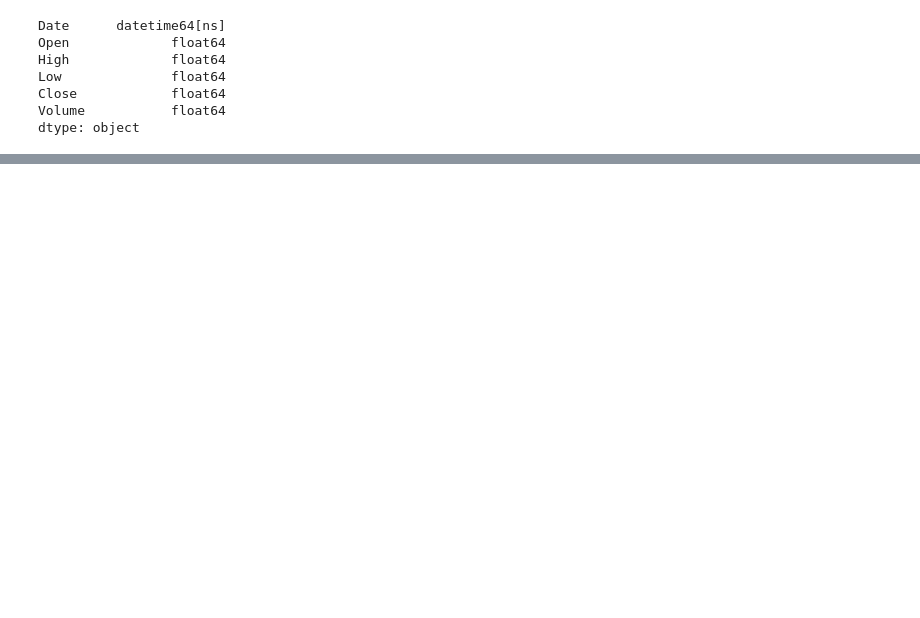
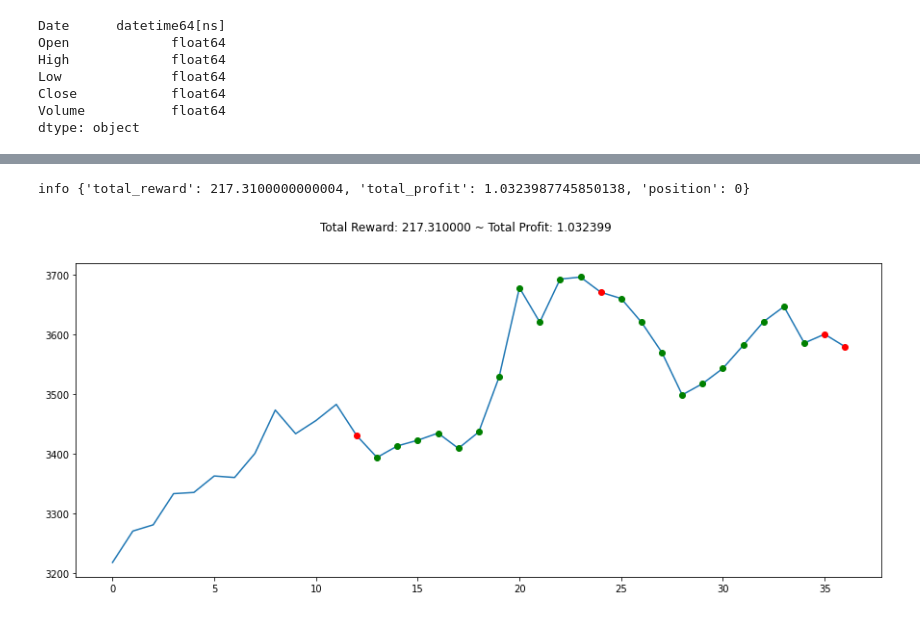
Before and after one commit to SamuelMidgley/rl-trader, a Jupyter notebook: RL Trading Bot.ipynb, the cells around one changed output, grey strips where cells are left out. Drawn from its saved outputs; the diff is of its cells as text; code cells hidden in the pictures; blank space fills up the shorter version.

```diff
--- a/RL Trading Bot.ipynb
+++ b/RL Trading Bot.ipynb
@@ -161,0 +237,8 @@ Unfortunately the bot has given us a 8% loss over 20 days. Of note that bot main
+# %%
+class MyCustomEnv(StocksEnv):
+    _process_data = add_signals
+
+env2 = MyCustomEnv(df=df, window_size=12, frame_bound=(50,150))
+# %%
+env_maker = lambda: env2
+env = DummyVecEnv([env_maker])
@@ -161,0 +248,3 @@ Unfortunately the bot has given us a 8% loss over 20 days. Of note that bot main
+# %%
+model = A2C('MlpLstmPolicy', env, verbose=1)
+model.learn(total_timesteps=500000, log_interval=10000)
@@ -161,0 +273,19 @@ Unfortunately the bot has given us a 8% loss over 20 days. Of note that bot main
+# %%
+env = MyCustomEnv(df=df, frame_bound=(150,175), window_size=12)
+obs = env.reset()
+while True:
+    obs = obs[np.newaxis,...]
+    action, _states = model.predict(obs)
+    obs, rewards, done, info = env.step(action)
+    if done:
+        print("info", info)
+        break
+# %% [output]
+info {'total_reward': 217.3100000000004, 'total_profit': 1.0323987745850138, 'position': 0}
+# %%
+plt.figure(figsize=(15,6))
+plt.cla()
+env.render_all()
+plt.show()
+# %% [output]
+[figure, added]
```
Also changed, not shown: parts of 35 cells of this notebook.
